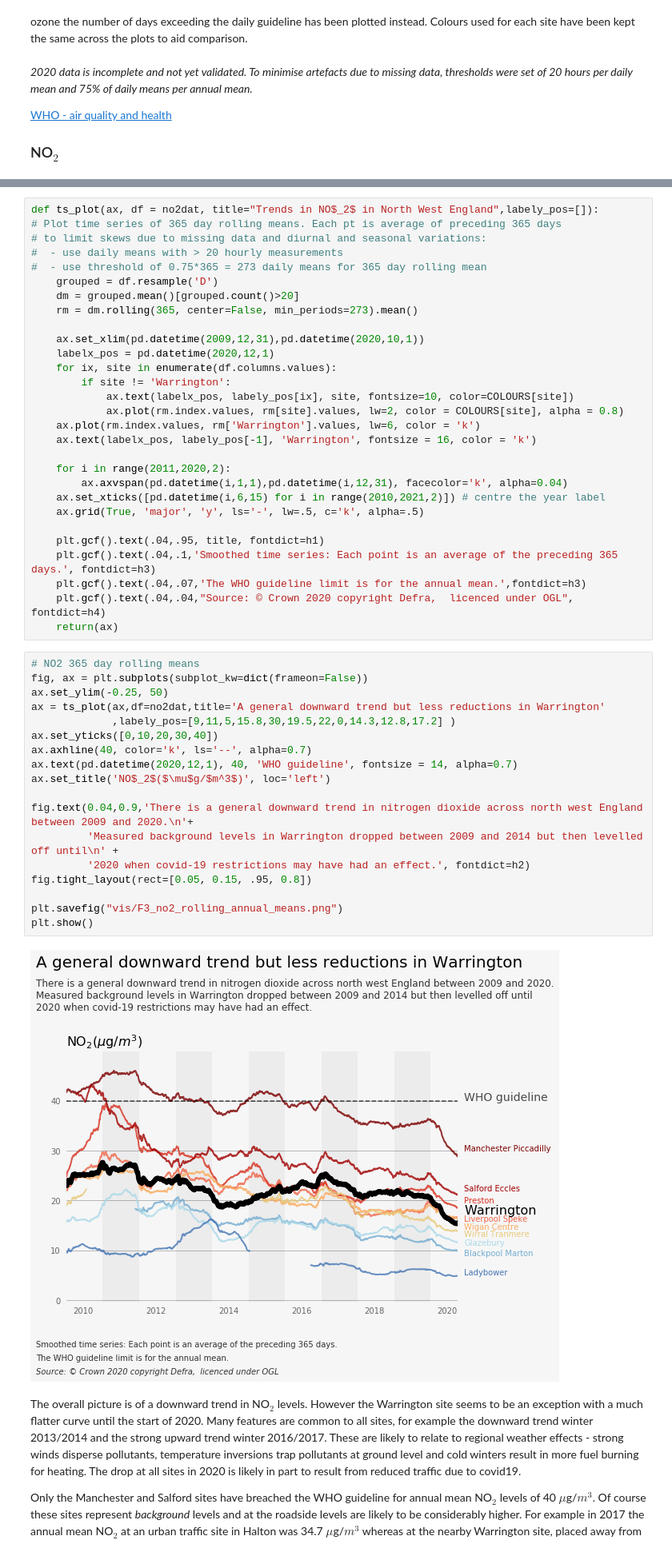
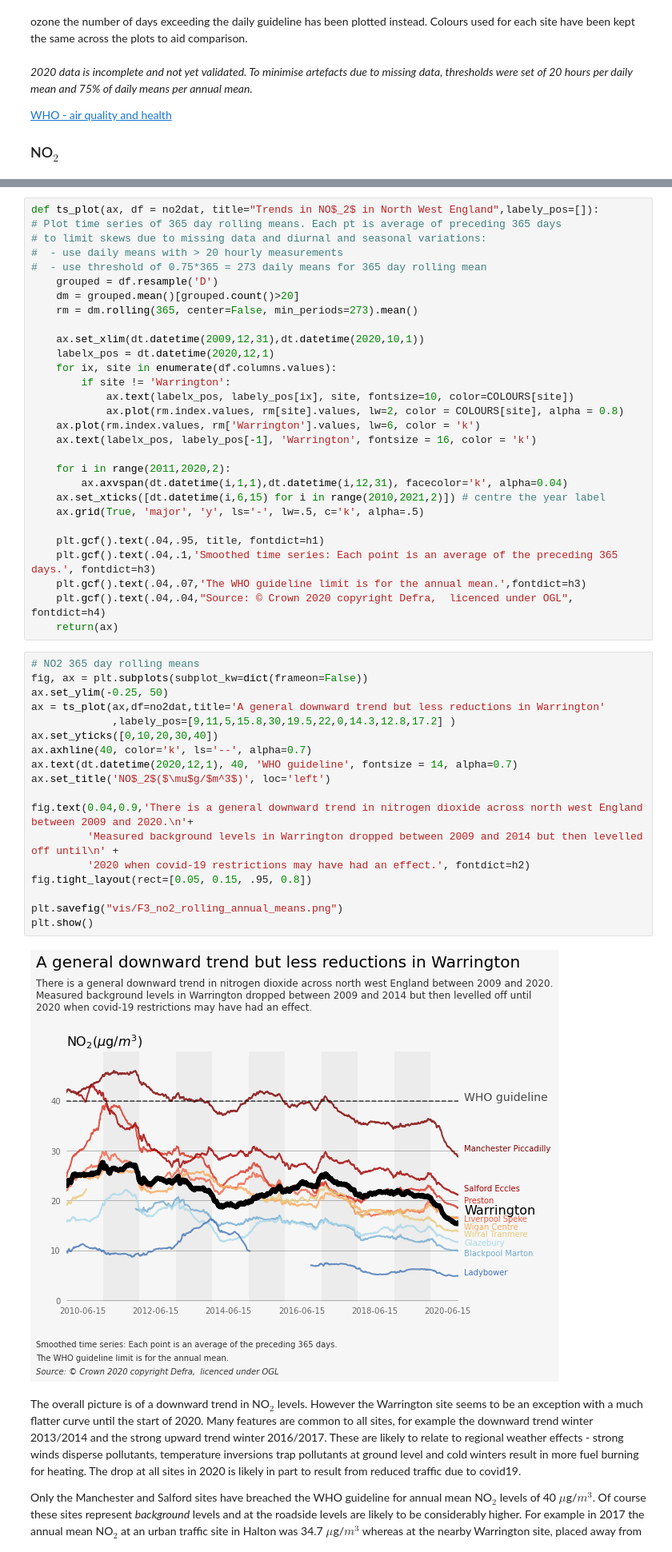
Before and after one commit to wriggy/air-datavis, a Jupyter notebook: A2_WAR_AQ.ipynb, the cells around one changed output, grey strips where cells are left out. Shown at 80% size. Saved outputs shown, nothing was run; the diff lists cells and outputs as text.

```diff
--- a/A2_WAR_AQ.ipynb
+++ b/A2_WAR_AQ.ipynb
@@ -216,8 +219,8 @@ def ts_plot(ax, df = no2dat, title="Trends in NO$_2$ in North West England",labe
     dm = grouped.mean()[grouped.count()>20]
     rm = dm.rolling(365, center=False, min_periods=273).mean()
 
-    ax.set_xlim(pd.datetime(2009,12,31),pd.datetime(2020,10,1))
-    labelx_pos = pd.datetime(2020,12,1)
+    ax.set_xlim(dt.datetime(2009,12,31),dt.datetime(2020,10,1))
+    labelx_pos = dt.datetime(2020,12,1)
     for ix, site in enumerate(df.columns.values):
         if site != 'Warrington':
             ax.text(labelx_pos, labely_pos[ix], site, fontsize=10, color=COLOURS[site])
@@ -226,8 +229,8 @@ def ts_plot(ax, df = no2dat, title="Trends in NO$_2$ in North West England",labe
     ax.text(labelx_pos, labely_pos[-1], 'Warrington', fontsize = 16, color = 'k')
 
     for i in range(2011,2020,2):
-        ax.axvspan(pd.datetime(i,1,1),pd.datetime(i,12,31), facecolor='k', alpha=0.04)
-    ax.set_xticks([pd.datetime(i,6,15) for i in range(2010,2021,2)]) # centre the year label
+        ax.axvspan(dt.datetime(i,1,1),dt.datetime(i,12,31), facecolor='k', alpha=0.04)
+    ax.set_xticks([dt.datetime(i,6,15) for i in range(2010,2021,2)]) # centre the year label
     ax.grid(True, 'major', 'y', ls='-', lw=.5, c='k', alpha=.5)
 
     plt.gcf().text(.04,.95, title, fontdict=h1)
@@ -238,23 +241,23 @@ def ts_plot(ax, df = no2dat, title="Trends in NO$_2$ in North West England",labe
 # %%
 # NO2 365 day rolling means
 fig, ax = plt.subplots(subplot_kw=dict(frameon=False))
 ax.set_ylim(-0.25, 50)
 ax = ts_plot(ax,df=no2dat,title='A general downward trend but less reductions in Warrington'
              ,labely_pos=[9,11,5,15.8,30,19.5,22,0,14.3,12.8,17.2] )
 ax.set_yticks([0,10,20,30,40])
 ax.axhline(40, color='k', ls='--', alpha=0.7)
-ax.text(pd.datetime(2020,12,1), 40, 'WHO guideline', fontsize = 14, alpha=0.7)
+ax.text(dt.datetime(2020,12,1), 40, 'WHO guideline', fontsize = 14, alpha=0.7)
 ax.set_title('NO$_2$($\mu$g/$m^3$)', loc='left')
 
 fig.text(0.04,0.9,'There is a general downward trend in nitrogen dioxide across north west England between 2009 and 2020.\n'+
          'Measured background levels in Warrington dropped between 2009 and 2014 but then levelled off until\n' +
          '2020 when covid-19 restrictions may have had an effect.', fontdict=h2)
 fig.tight_layout(rect=[0.05, 0.15, .95, 0.8])
 
 plt.savefig("vis/F3_no2_rolling_annual_means.png")
 plt.show()
 # %% [output]
-[figure, old version]
+[figure, new version]
 # %% [markdown]
 The overall picture is of a downward trend in NO$_2$ levels. However the Warrington site seems to be an exception with a much flatter curve until the start of 2020. Many features are common to all sites, for example the downward trend winter 2013/2014 and the strong upward trend winter 2016/2017. These are likely to relate to regional weather effects -  strong winds disperse pollutants, temperature inversions trap pollutants at ground level and cold winters result in more fuel burning for heating. The drop at all sites in 2020 is likely in part to result from reduced traffic due to covid19.
 
```
Also changed, not shown: parts of 6 cells of this notebook, 1 other file.
